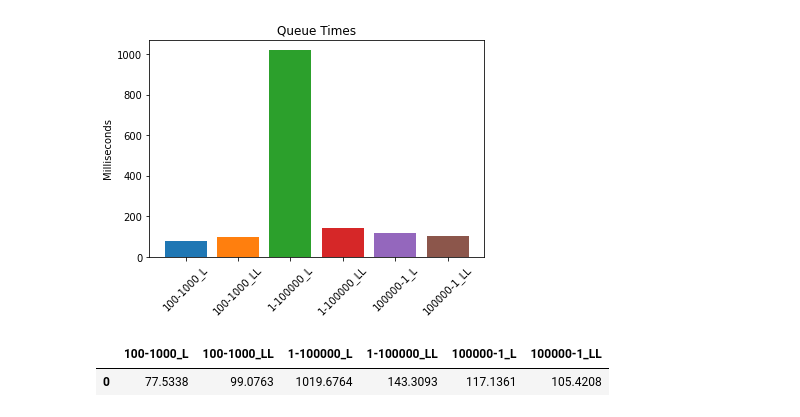
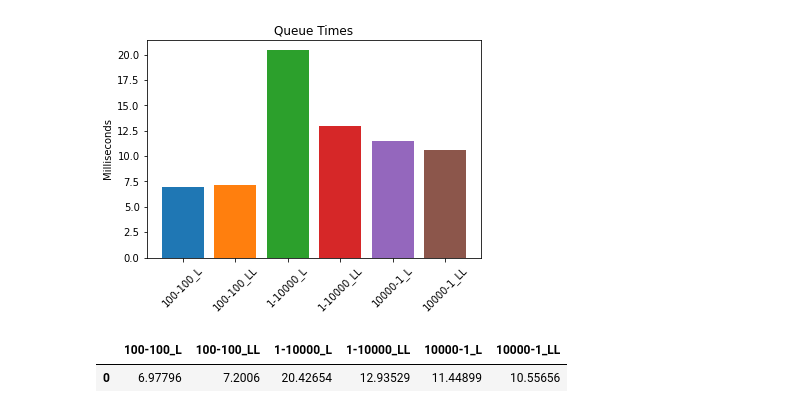
Before and after one commit to KPZNet/StackQueueLists, a Jupyter notebook: StackQueueNotes.ipynb, the cells around one changed output. Saved outputs shown, nothing was run; the diff lists cells and outputs as text; code cells hidden in the pictures.

```diff
--- a/StackQueueNotes.ipynb
+++ b/StackQueueNotes.ipynb
@@ -11,24 +11,24 @@ from IPython.display import display
 # %%
 sr = QueueRunner ()
 
 queue_times_df = pd.DataFrame ()
 
-queue_times_df["100-1000_L"] = [sr.RunQueueList(100, 1000, QueueList())]
-queue_times_df["100-1000_LL"] = [sr.RunQueueList ( 100, 1000, QueueLinkedList () )]
+queue_times_df["100-100_L"] = [sr.RunQueueList(100, 100, QueueList())]
+queue_times_df["100-100_LL"] = [sr.RunQueueList ( 100, 100, QueueLinkedList () )]
 
-queue_times_df["1-100000_L"] = [sr.RunQueueList(1, 100000, QueueList())]
-queue_times_df["1-100000_LL"] = [sr.RunQueueList ( 1, 100000, QueueLinkedList () )]
+queue_times_df["1-10000_L"] = [sr.RunQueueList(1, 10000, QueueList())]
+queue_times_df["1-10000_LL"] = [sr.RunQueueList ( 1, 10000, QueueLinkedList () )]
 
-queue_times_df["100000-1_L"] = [sr.RunQueueList(100000, 1, QueueList())]
-queue_times_df["100000-1_LL"] = [sr.RunQueueList ( 100000, 1, QueueLinkedList () )]
+queue_times_df["10000-1_L"] = [sr.RunQueueList(10000, 1, QueueList())]
+queue_times_df["10000-1_LL"] = [sr.RunQueueList ( 10000, 1, QueueLinkedList () )]
 
 
 sr.plot_queue_comparisons_bg(queue_times_df)
 display(queue_times_df)
 # %% [output]
-[figure, old version]
+[figure, new version]
-|  | 100-1000_L | 100-1000_LL | 1-100000_L | 1-100000_LL | 100000-1_L | 100000-1_LL |
-| 0 | 77.5338 | 99.0763 | 1019.6764 | 143.3093 | 117.1361 | 105.4208 |
+|  | 100-100_L | 100-100_LL | 1-10000_L | 1-10000_LL | 10000-1_L | 10000-1_LL |
+| 0 | 6.97796 | 7.2006 | 20.42654 | 12.93529 | 11.44899 | 10.55656 |
 # %%
 sr = QueueRunner ()
 
```
Also changed, not shown: parts of 3 cells of this notebook, 2 other files.
